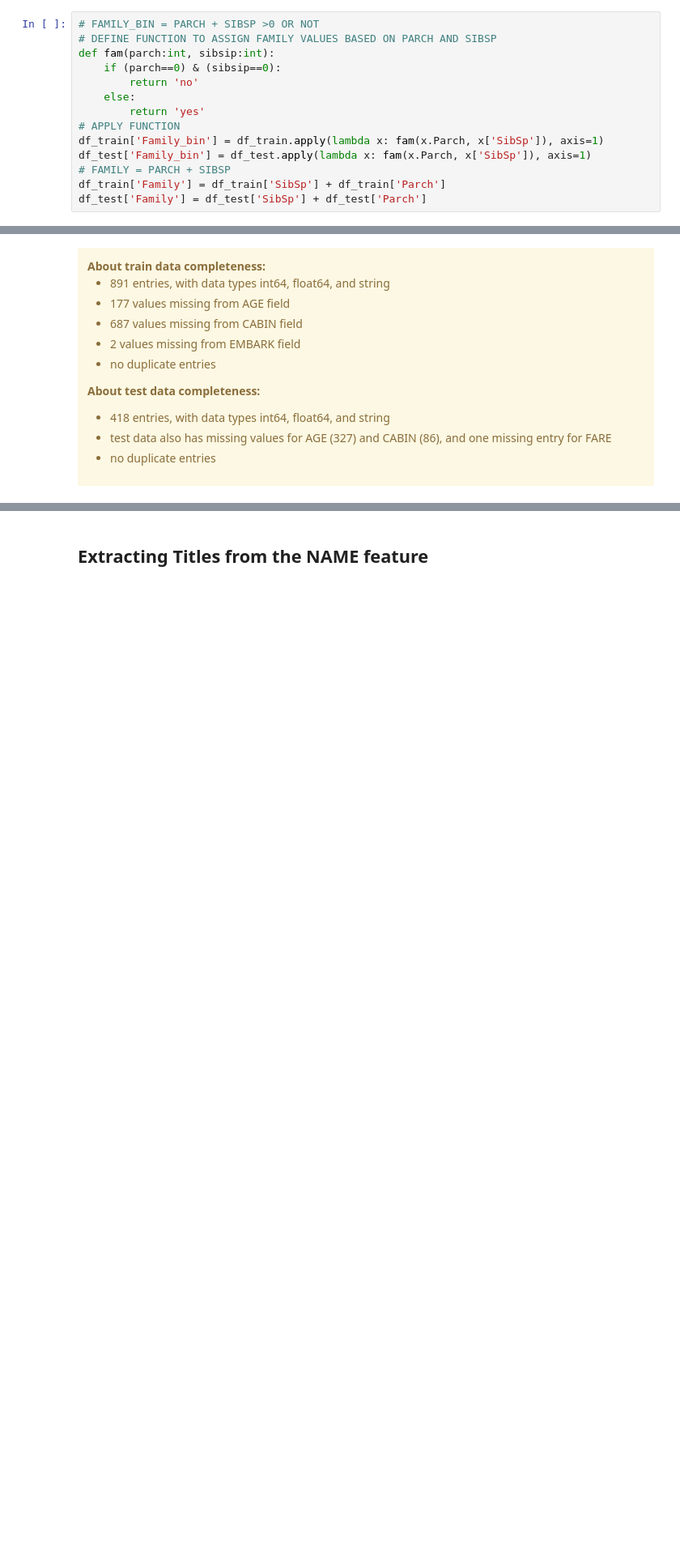
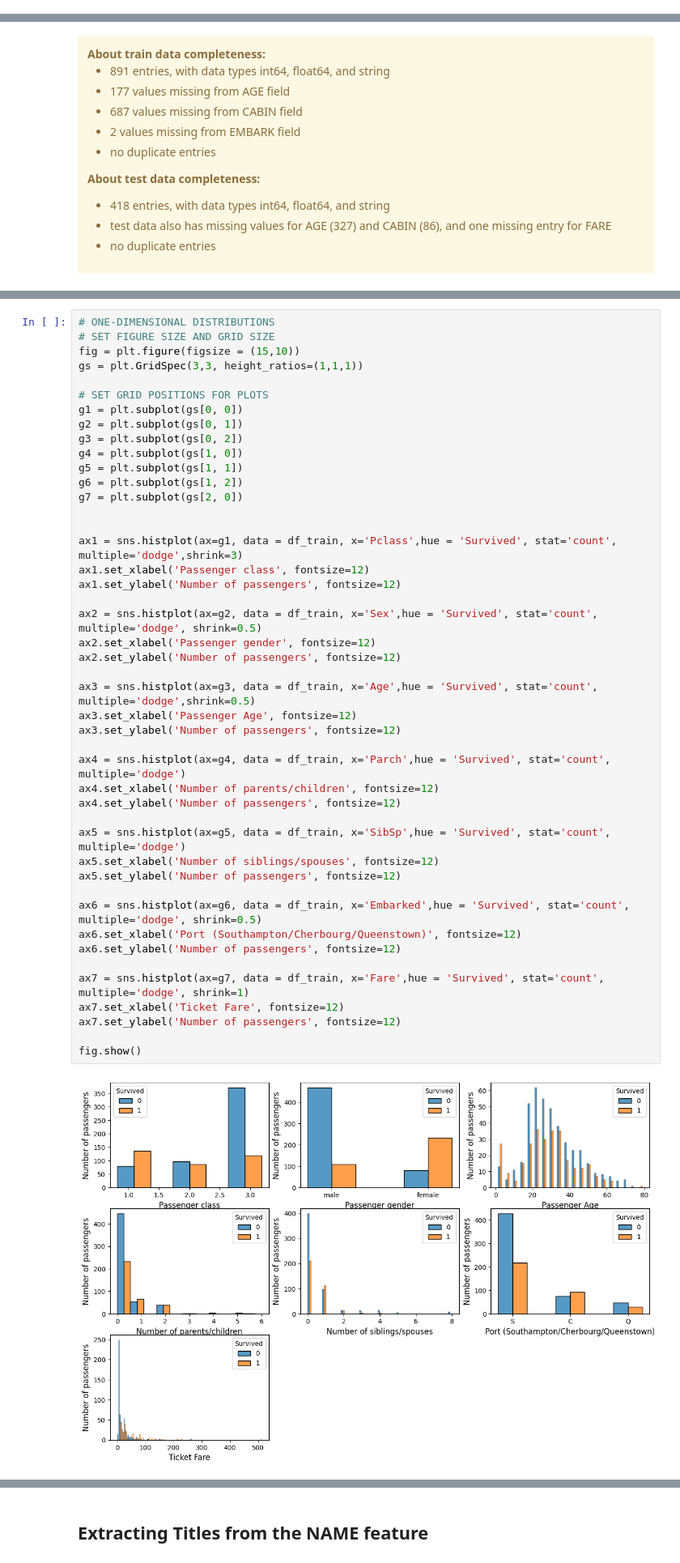
Before and after one commit to JRRobalo/The_Gigantic, a Jupyter notebook: titanic-reloaded.ipynb, the cells around one changed output, grey strips where cells are left out. Shown at 81% size. Cells and saved outputs as stored; diff of their text form; blank space fills up the shorter version.

```diff
--- a/titanic-reloaded.ipynb
+++ b/titanic-reloaded.ipynb
@@ -119,14 +152,0 @@ df_train.describe(include='all')
-# %%
-# FAMILY_BIN = PARCH + SIBSP >0 OR NOT
-# DEFINE FUNCTION TO ASSIGN FAMILY VALUES BASED ON PARCH AND SIBSP
-def fam(parch:int, sibsip:int):
-    if (parch==0) & (sibsip==0):
-        return 'no'
-    else:
-        return 'yes'
-# APPLY FUNCTION
-df_train['Family_bin'] = df_train.apply(lambda x: fam(x.Parch, x['SibSp']), axis=1)
-df_test['Family_bin'] = df_test.apply(lambda x: fam(x.Parch, x['SibSp']), axis=1)
-# FAMILY = PARCH + SIBSP
-df_train['Family'] = df_train['SibSp'] + df_train['Parch']
-df_test['Family'] = df_test['SibSp'] + df_test['Parch']
@@ -243,0 +264,47 @@ df_test.duplicated().sum()
+# %%
+# ONE-DIMENSIONAL DISTRIBUTIONS
+# SET FIGURE SIZE AND GRID SIZE
+fig = plt.figure(figsize = (15,10))
+gs = plt.GridSpec(3,3, height_ratios=(1,1,1))
+
+# SET GRID POSITIONS FOR PLOTS
+g1 = plt.subplot(gs[0, 0])
+g2 = plt.subplot(gs[0, 1])
+g3 = plt.subplot(gs[0, 2])
+g4 = plt.subplot(gs[1, 0])
+g5 = plt.subplot(gs[1, 1])
+g6 = plt.subplot(gs[1, 2])
+g7 = plt.subplot(gs[2, 0])
+
+
+ax1 = sns.histplot(ax=g1, data = df_train, x='Pclass',hue = 'Survived', stat='count', multiple='dodge',shrink=3)
+ax1.set_xlabel('Passenger class', fontsize=12)
+ax1.set_ylabel('Number of passengers', fontsize=12)
+
+ax2 = sns.histplot(ax=g2, data = df_train, x='Sex',hue = 'Survived', stat='count', multiple='dodge', shrink=0.5)
+ax2.set_xlabel('Passenger gender', fontsize=12)
+ax2.set_ylabel('Number of passengers', fontsize=12)
+
+ax3 = sns.histplot(ax=g3, data = df_train, x='Age',hue = 'Survived', stat='count', multiple='dodge',shrink=0.5)
+ax3.set_xlabel('Passenger Age', fontsize=12)
+ax3.set_ylabel('Number of passengers', fontsize=12)
+
+ax4 = sns.histplot(ax=g4, data = df_train, x='Parch',hue = 'Survived', stat='count', multiple='dodge')
+ax4.set_xlabel('Number of parents/children', fontsize=12)
+ax4.set_ylabel('Number of passengers', fontsize=12)
+
+ax5 = sns.histplot(ax=g5, data = df_train, x='SibSp',hue = 'Survived', stat='count', multiple='dodge')
+ax5.set_xlabel('Number of siblings/spouses', fontsize=12)
+ax5.set_ylabel('Number of passengers', fontsize=12)
+
+ax6 = sns.histplot(ax=g6, data = df_train, x='Embarked',hue = 'Survived', stat='count', multiple='dodge', shrink=0.5)
+ax6.set_xlabel('Port (Southampton/Cherbourg/Queenstown)', fontsize=12)
+ax6.set_ylabel('Number of passengers', fontsize=12)
+
+ax7 = sns.histplot(ax=g7, data = df_train, x='Fare',hue = 'Survived', stat='count', multiple='dodge', shrink=1)
+ax7.set_xlabel('Ticket Fare', fontsize=12)
+ax7.set_ylabel('Number of passengers', fontsize=12)
+
+fig.show()
+# %% [output]
+[figure, added]
```
Also changed, not shown: parts of 97 cells of this notebook.
